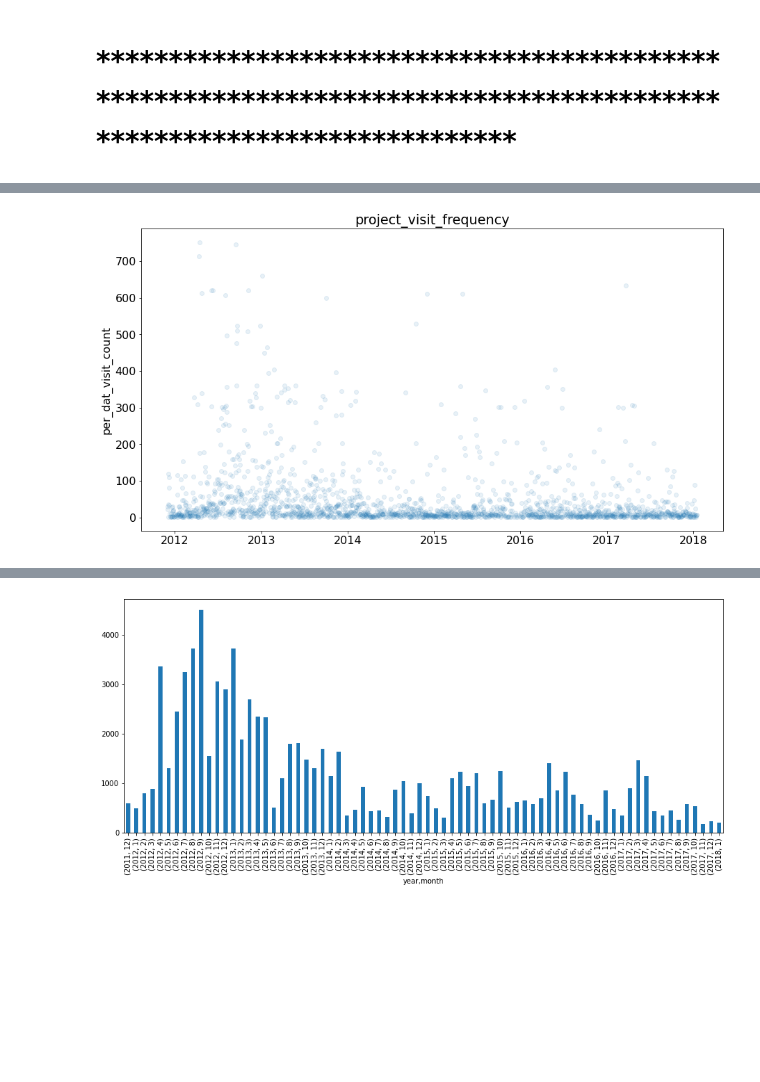
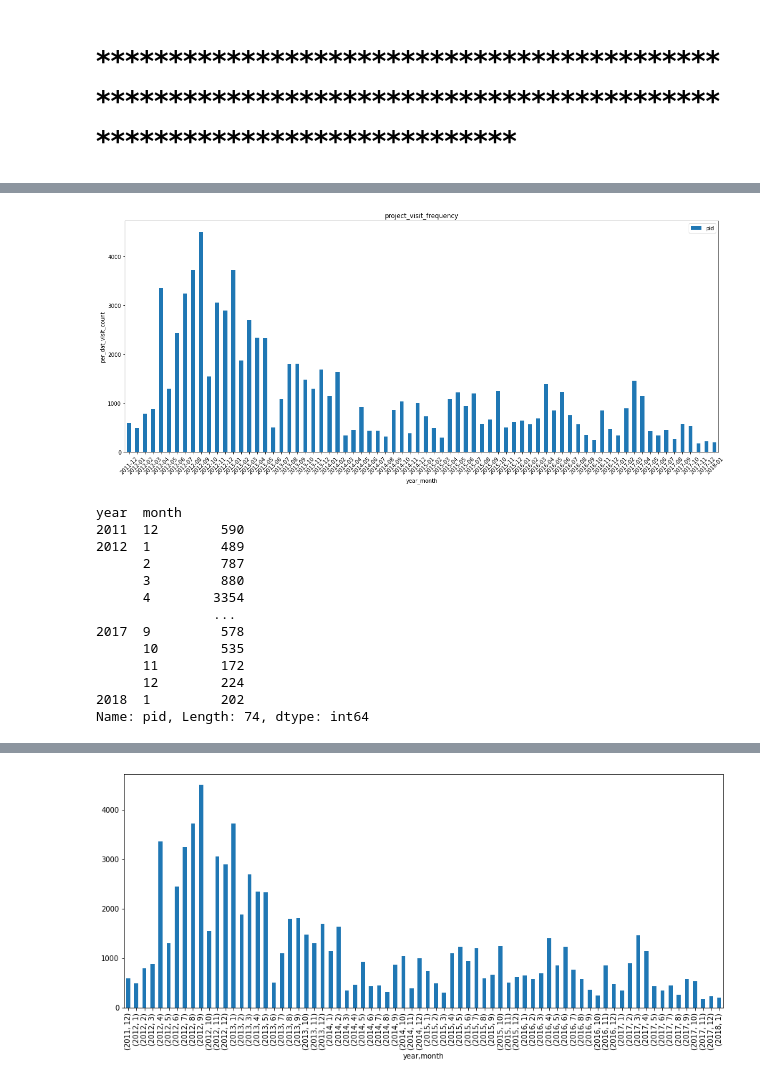
Before and after one commit to johnhhu2020/DataCamp-Data-Scientist-with-Python-Track, a Jupyter notebook: The GitHub History of the Scala Language.ipynb, the cells around one changed output, grey strips where cells are left out. Saved outputs shown, nothing was run; the diff lists cells and outputs as text; code cells hidden in the pictures; blank space fills up the shorter version.

```diff
--- a/The GitHub History of the Scala Language.ipynb
+++ b/The GitHub History of the Scala Language.ipynb
@@ -160,53 +160,36 @@ The activity in an open source project is not very consistent. Some projects mig
 import matplotlib.pyplot as plt
 
 
-f_df['date2'] = f_df['date'].dt.date
-#print(f_df.head())
+# ***************************************************************************************************************** #
+f_df['year_month'] = f_df['date'].dt.to_period('M')
+# ***************************************************************************************************************** #
+
+print(f_df.head())
+
+
+outcome = f_df.pivot_table(values='pid', index='year_month', aggfunc=lambda x: x.count())
+print(outcome)
+
+
+
+outcome.plot(kind='bar', figsize=(20,8), fontsize=10, rot=45)
+
+#plt.scatter(x=x_axis, y=outcome['pid'], alpha=0.1)
+
+plt.ylabel('per_dat_visit_count')
+plt.title('project_visit_frequency')   # pid count by date
+plt.show()
 
 
 
 
+f_df['year'] = f_df['date'].dt.year     # AttributeError: 'Series' object has no attribute 'year'
+f_df['month'] = f_df['date'].dt.month
 
-#f_df['ym_group'] = [i.year+i.month for i in f_df['date']]
+counts = f_df.groupby(['year', 'month'])['pid'].count()
+print(counts)
 
 
-
-#ff = [i[0:8] for i in f_df['str_date'][:100]]
-#print(ff)
-
-#f_df['date_group'] = pd.DataFrame()
-#for i in f_df['date']:
-#    f_df['date_group'].append(str(i.year)+' '+str(i.month))
-
-
-
-count = f_df.groupby('date2').count()
-
-#plt.scatter(x=day_group, y=f_df.groupby('ym_group').count())
-
-
-#print(f_df.groupby('date')['pid'].value_counts())
-
-
-
-#count.plot(kind='bar', figsize=(12, 8))
-
-
-
-outcome = f_df.pivot_table(values='pid', index='date2', aggfunc=lambda x: x.count())
-print(outcome)
-
-
-plt.rcParams['font.size'] = '16'
-fig = plt.figure(figsize=(15,8))
-
-plt.scatter(x=outcome.index, y=outcome['pid'], alpha=0.1)
-
-
-# avg_inv_by_month = inv_jul_thr_sep.groupby(level=0)['total'].mean()
-
-plt.ylabel('per_dat_visit_count')
-plt.title('project_visit_frequency')   # pid count by date
-
+counts.plot(kind='bar', figsize=(16,8), title='per_year_month_visit_frequency', fontsize=12)
 plt.show()
 # %% [output]
@@ -228 +213,14 @@ date2
-[figure, old version]
+[figure, new version]
+year  month
+2011  12        590
+2012  1         489
+      2         787
+      3         880
+      4        3354
+               ...
+2017  9         578
+      10        535
+      11        172
+      12        224
+2018  1         202
+Name: pid, Length: 74, dtype: int64
```
Also changed, not shown: parts of 21 cells of this notebook.
